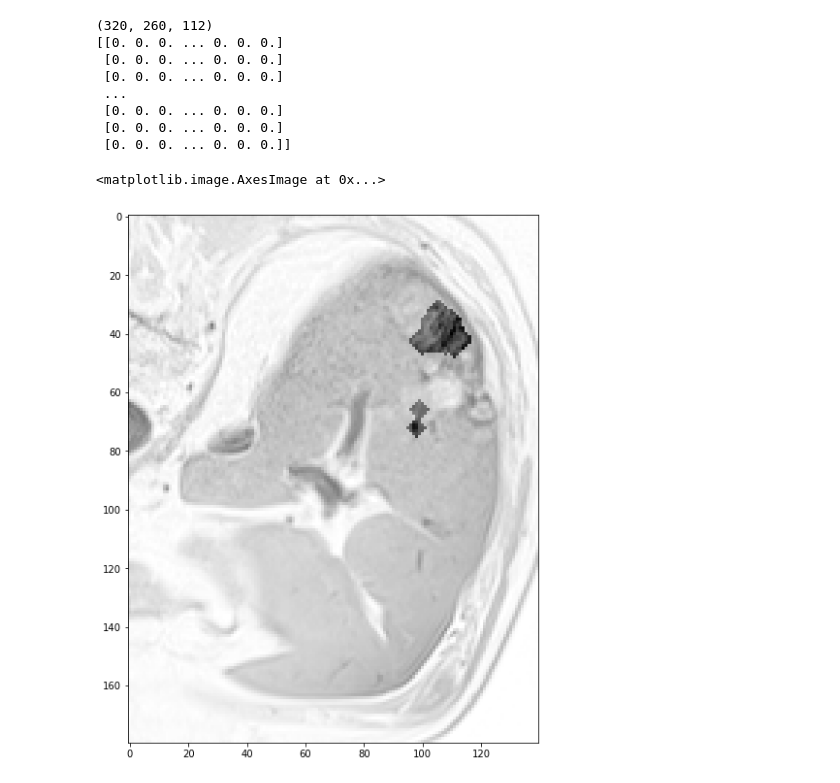
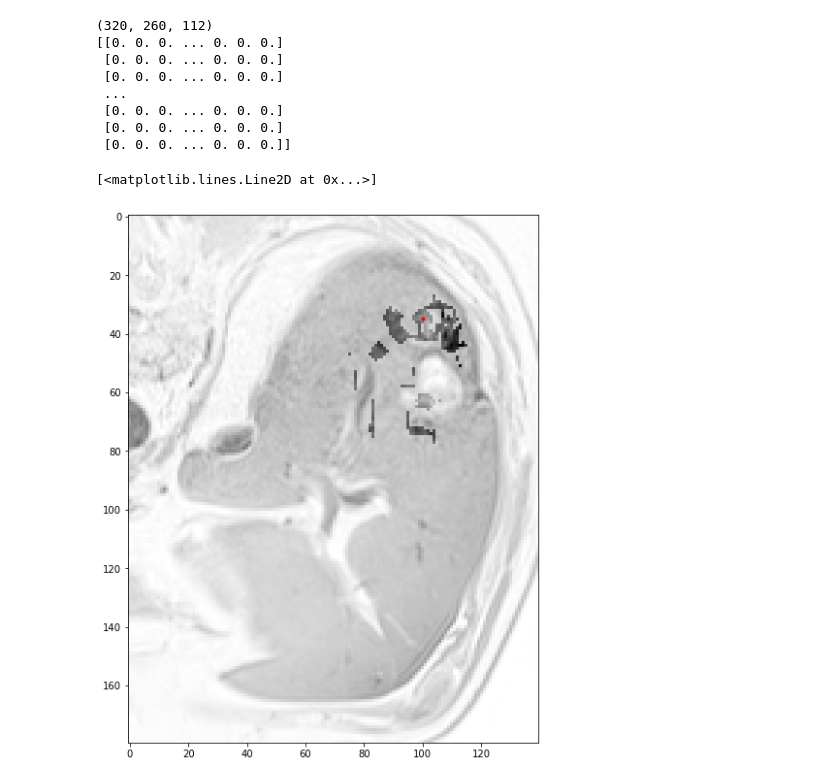
Before and after one commit to defrenned3238/WSBIM2243, a Jupyter notebook: WSBIM2243.ipynb, the cells around one changed output. Saved outputs shown, nothing was run; the diff lists cells and outputs as text; code cells hidden in the pictures.

Commit message:
Correction seed and adapted algorithm slightly

```diff
--- a/WSBIM2243.ipynb
+++ b/WSBIM2243.ipynb
@@ -949,7 +949,7 @@ meanData = 0
 for i in range(-int(sizer/2), int(sizer/2) + 1):
     for j in range(-int(sizer/2), int(sizer/2) + 1):
         for k in range(-int(sizer/2), int(sizer/2) + 1):
-            meanData += image[seed[0] - i, seed[1] - j, seed[2] - k]
+            meanData += image[seed[0] + i, seed[1] + j, seed[2] + k]
 meanData = meanData / ((sizer + 1)**3)
 toDoList = [seed]
 done = []
@@ -1003,6 +1003,10 @@ for i in done:
 (320, 260, 112)
 # %%
 print(newDone.shape)
+newDoneXY = np.zeros(newDone.shape)
+newDoneXZ = np.zeros(newDone.shape)
+newDoneYZ = np.zeros(newDone.shape)
+#newDone2 = np.zeros(newDone.shape)
 kernel = np.ones((3,3),np.uint8)
 kernel[0, 0] = 0
 kernel[2, 0] = 0
@@ -1011,8 +1015,15 @@ kernel[2, 2] = 0
 print(newDone[:,:,5])
 
 for i in range(30, 50):
-    newDone[:,:,i] = cv2.erode(newDone[:,:,i],kernel,iterations = 3)
-    newDone[:,:,i] = cv2.dilate(newDone[:,:,i],kernel,iterations = 3)
+    newDoneXY[:,:,i] = cv2.erode(newDone[:,:,i],kernel,iterations = 2)
+    newDoneXY[:,:,i] = cv2.dilate(newDoneXY[:,:,i],kernel,iterations = 2)
+for i in range(25, 125):
+    newDoneXZ[:,i,:] = cv2.erode(newDone[:,i,:],kernel,iterations = 2)
+    newDoneXZ[:,i,:] = cv2.dilate(newDoneXZ[:,i,:],kernel,iterations = 2)
+for i in range(200, 300):
+    newDoneYZ[i,:,:] = cv2.erode(newDone[i,:,:],kernel,iterations = 2)
+    newDoneYZ[i,:,:] = cv2.dilate(newDoneYZ[i,:,:],kernel,iterations = 2)
+newDone2 = newDoneXY + newDoneXZ + newDoneYZ - newDoneXY*newDoneYZ - newDoneXY*newDoneXZ - newDoneYZ*newDoneXZ + newDoneXY*newDoneXZ*newDoneYZ
 # %% [output]
 (320, 260, 112)
 [[0. 0. 0. ... 0. 0. 0.]
@@ -1025,7 +1036,8 @@ for i in range(30, 50):
 # %%
 plt.figure(figsize=(15,10))
 
-plt.imshow((newDone*data*1 + data)[150:290,40:220, 42].T,cmap='Greys')
+plt.imshow((newDone2*data + data)[150:290,40:220, 44].T,cmap='Greys')
+plt.plot(seed[0]-150, seed[1]-40, 'r.')
 # %% [output]
-<matplotlib.image.AxesImage at 0x...>
+[<matplotlib.lines.Line2D at 0x...>]
-[figure, old version]
+[figure, new version]
```
Also changed, not shown: parts of 1 cell of this notebook.
